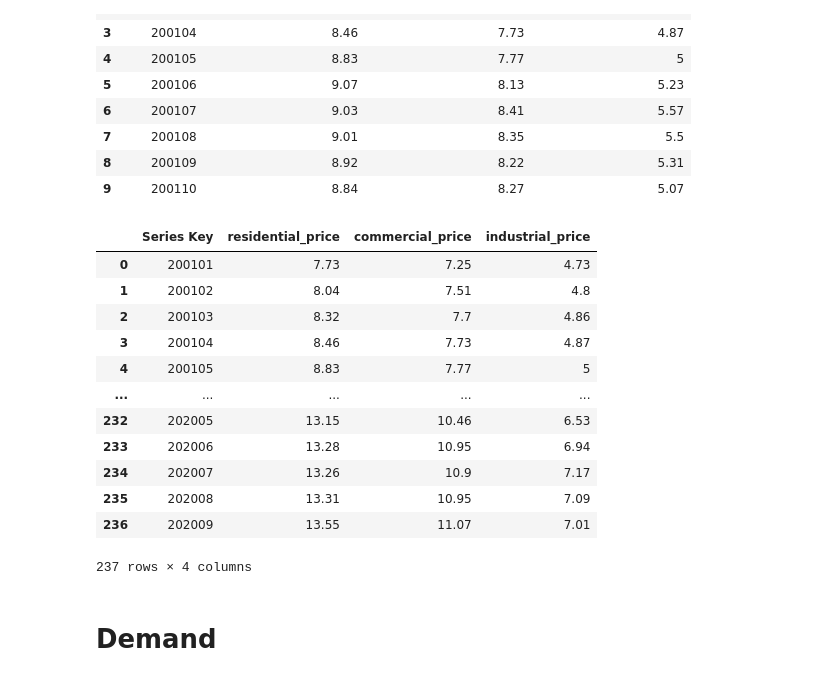
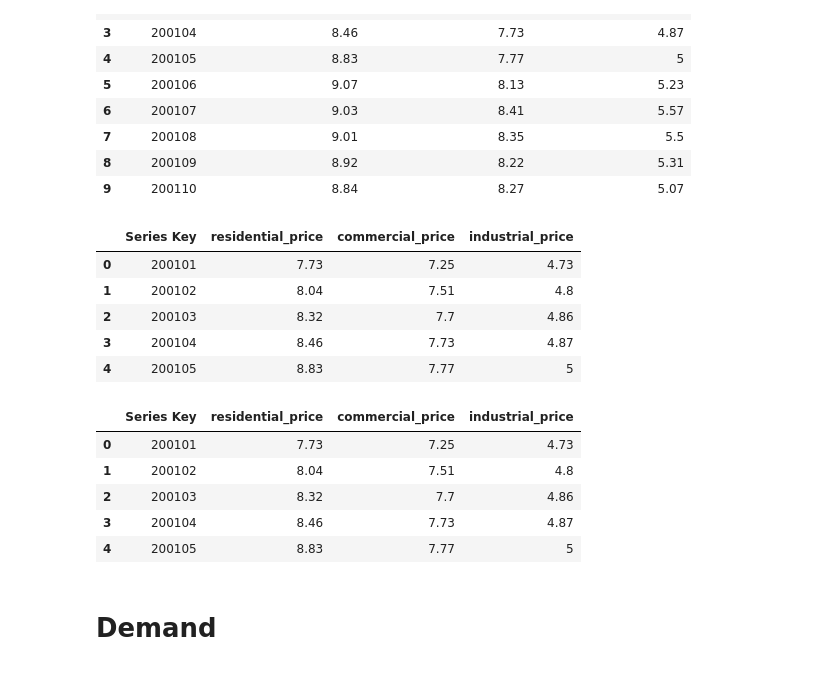
Before and after one commit to ksieng2012/ETL_Project, a Jupyter notebook: Notebooks/electricity_demand_price.ipynb, the cells around one changed output. Cells and saved outputs as stored; diff of their text form; code cells hidden in the pictures.

```diff
--- a/Notebooks/electricity_demand_price.ipynb
+++ b/Notebooks/electricity_demand_price.ipynb
@@ -72,21 +72,25 @@ df_price_final.head(10)
 | 8 | 200109 | 8.92 | 8.22 | 5.31 |
 | 9 | 200110 | 8.84 | 8.27 | 5.07 |
 # %%
-df_price_final.rename(columns={"ELEC.PRICE.US-RES.M": "residential_price", "ELEC.PRICE.US-COM.M": "commercial_price", "ELEC.PRICE.US-IND.M":"industrial_price"})
+df_price_final=df_price_final.rename(columns={"ELEC.PRICE.US-RES.M": "residential_price", "ELEC.PRICE.US-COM.M": "commercial_price", "ELEC.PRICE.US-IND.M":"industrial_price"})
+df_price_final.head()
 # %% [output]
 |  | Series Key | residential_price | commercial_price | industrial_price |
 | 0 | 200101 | 7.73 | 7.25 | 4.73 |
 | 1 | 200102 | 8.04 | 7.51 | 4.8 |
 | 2 | 200103 | 8.32 | 7.7 | 4.86 |
 | 3 | 200104 | 8.46 | 7.73 | 4.87 |
 | 4 | 200105 | 8.83 | 7.77 | 5 |
-| ... | ... | ... | ... | ... |
-| 232 | 202005 | 13.15 | 10.46 | 6.53 |
-| 233 | 202006 | 13.28 | 10.95 | 6.94 |
-| 234 | 202007 | 13.26 | 10.9 | 7.17 |
-| 235 | 202008 | 13.31 | 10.95 | 7.09 |
-| 236 | 202009 | 13.55 | 11.07 | 7.01 |
-237 rows × 4 columns
+# %%
+df_price_final.drop(["Series Key"], axis=1)
+df_price_final.head()
+# %% [output]
+|  | Series Key | residential_price | commercial_price | industrial_price |
+| 0 | 200101 | 7.73 | 7.25 | 4.73 |
+| 1 | 200102 | 8.04 | 7.51 | 4.8 |
+| 2 | 200103 | 8.32 | 7.7 | 4.86 |
+| 3 | 200104 | 8.46 | 7.73 | 4.87 |
+| 4 | 200105 | 8.83 | 7.77 | 5 |
 # %% [markdown]
 # Demand
 # %%
```
Also changed, not shown: parts of 1 cell of this notebook, 1 other file.
